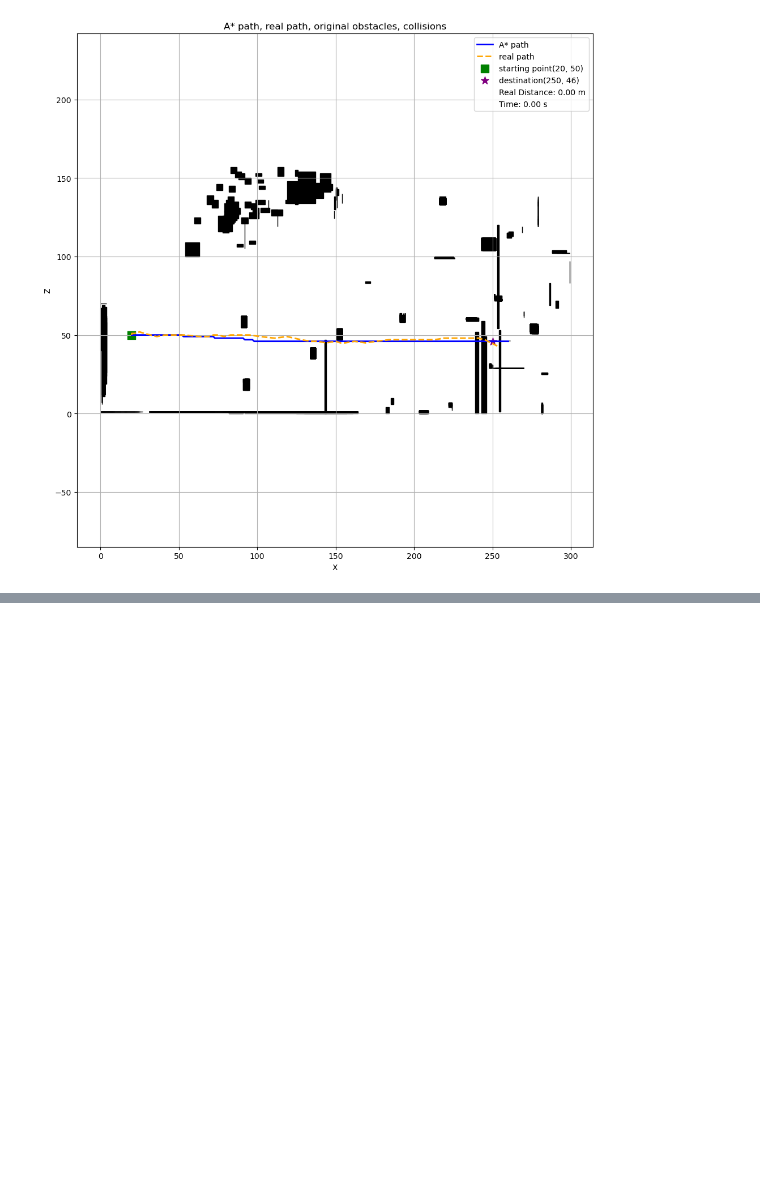
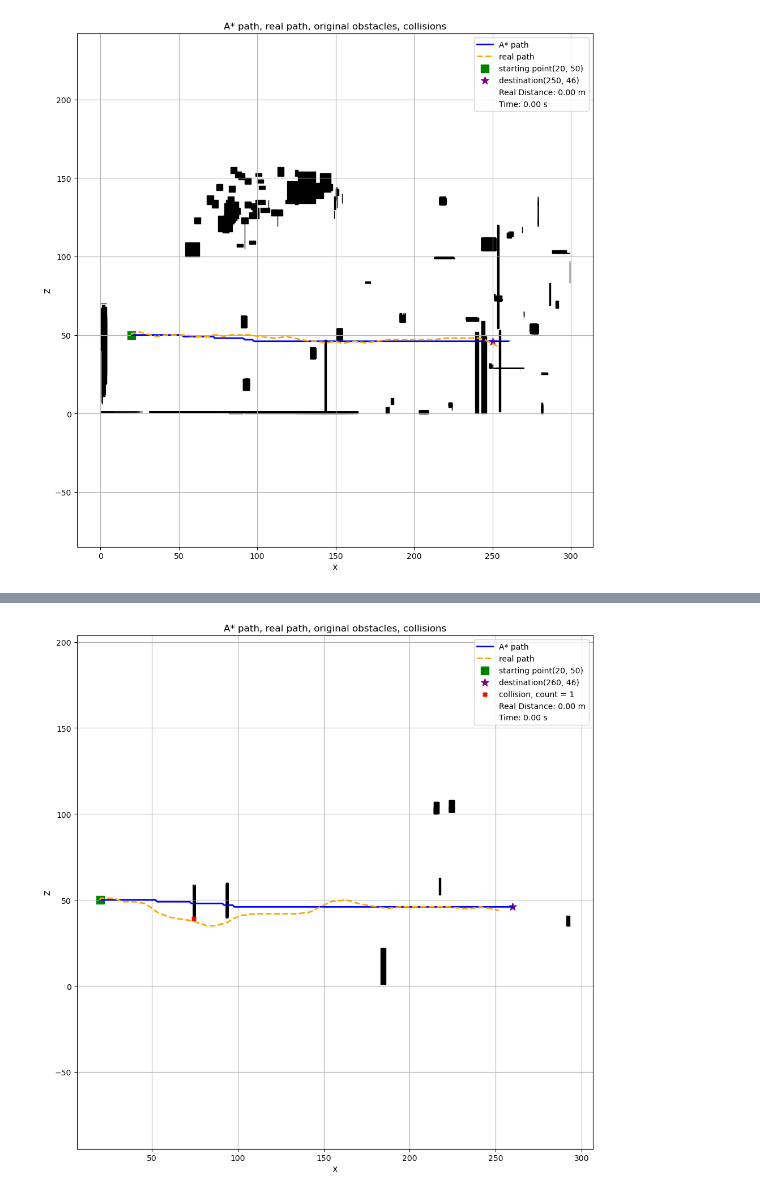
Before and after one commit to sharesugi/ready, a Jupyter notebook: 포탑제어 파트/오병직/0617_Turret_Evaluation_4.ipynb, the cells around one changed output, grey strips where cells are left out. Cells and saved outputs as stored; diff of their text form; code cells hidden in the pictures; blank space fills up the shorter version.

```diff
--- a/포탑제어 파트/오병직/0617_Turret_Evaluation_4.ipynb
+++ b/포탑제어 파트/오병직/0617_Turret_Evaluation_4.ipynb
@@ -573,0 +660,86 @@ plt.show()
+# %%
+# 실제 obstacle의 크기 적용
+# collision한 부분 그림에 표시 추가
+
+import numpy as np
+import pandas as pd
+import matplotlib.pyplot as plt
+import json
+
+
+# --- 설정 ---
+GRID_SIZE = 300
+maze = np.load("maze.npy")  # A* 계산용 장애물 맵 (buffer 포함)
+a_star_df = pd.read_csv("a_star_path.csv")  # A* 경로
+real_df = pd.read_csv("tank_path0.csv")     # 실제 이동 경로
+start = (20, 50)
+destination = (260, 46)
+
+# --- 이동 정보 불러오기 ---
+try:
+    with open("move_info.json", "r") as f:
+        move_info = json.load(f)
+        real_distance = move_info.get("distance", 0.0)
+        elapsed_time = move_info.get("elapsed_time", 0.0)
+except FileNotFoundError:
+    real_distance = 0.0
+    elapsed_time = 0.0
+
+# --- optional: 원래 장애물 좌표 json 또는 코드에 하드코딩해서 불러오기 ---
+with open("original_obstacles.json", "r") as f:
+    original_obstacles = json.load(f)
+
+# --- collision 좌표 불러오기 ---
+with open('collision_points.json', 'r') as col:
+    collision_data = json.load(col)
+    collision_points = collision_data.get("collision_points", [])
+    count = collision_data.get("collision_count", [])
+
+# --- 그래프 초기화 ---
+plt.figure(figsize=(10, 10))
+plt.title("A* path, real path, original obstacles, collisions")
+
+# --- A* 경로 시각화 ---
+plt.plot(a_star_df["x"], a_star_df["z"], color='blue', linewidth=2, label='A* path')
+
+# --- 실제 경로 시각화 ---
+plt.plot(real_df["x"], real_df["z"], color='orange', linestyle='--', linewidth=2, label='real path')
+
+# --- 시작점, 목적지 표시 ---
+plt.scatter([start[0]], [start[1]], c='green', s=100, marker='s', label=f'starting point{start}')
+plt.scatter([destination[0]], [destination[1]], c='purple', s=100, marker='*', label=f'destination{destination}')
+
+# --- 원래 장애물 표시 (buffer 제외) ---
+for obs in original_obstacles:
+    rect = plt.Rectangle((obs["x_min"], obs["z_min"]),
+                         obs["x_max"] - obs["x_min"],
+                         obs["z_max"] - obs["z_min"],
+                         color="black")
+    plt.gca().add_patch(rect)
+
+# collision 좌표 찍기 (만약 collision_points가 비어있지 않으면)
+if collision_points:
+    cx, cz = zip(*collision_points)
+    plt.scatter(cx, cz, c='red', s=30, marker='X', label=f'collision, count = {count}')
+
+# ========================================================================================
+
+plt.plot([], [], ' ', label=f"Real Distance: {real_distance:.2f} m")
+plt.plot([], [], ' ', label=f"Time: {elapsed_time:.2f} s")
+
+# ========================================================================================
+
+
+# --- 최종 설정 ---
+plt.xlim(0, GRID_SIZE)
+plt.ylim(0, GRID_SIZE)
+plt.xlabel("X")
+plt.ylabel("Z")
+plt.grid(True)
+plt.legend()
+plt.axis("equal")
+plt.tight_layout()
+plt.savefig("tank_result.png", dpi=300)
+plt.show()
+# %% [output]
+[figure, added]
```
Also changed, not shown: parts of 1 cell of this notebook, 8 other files.
